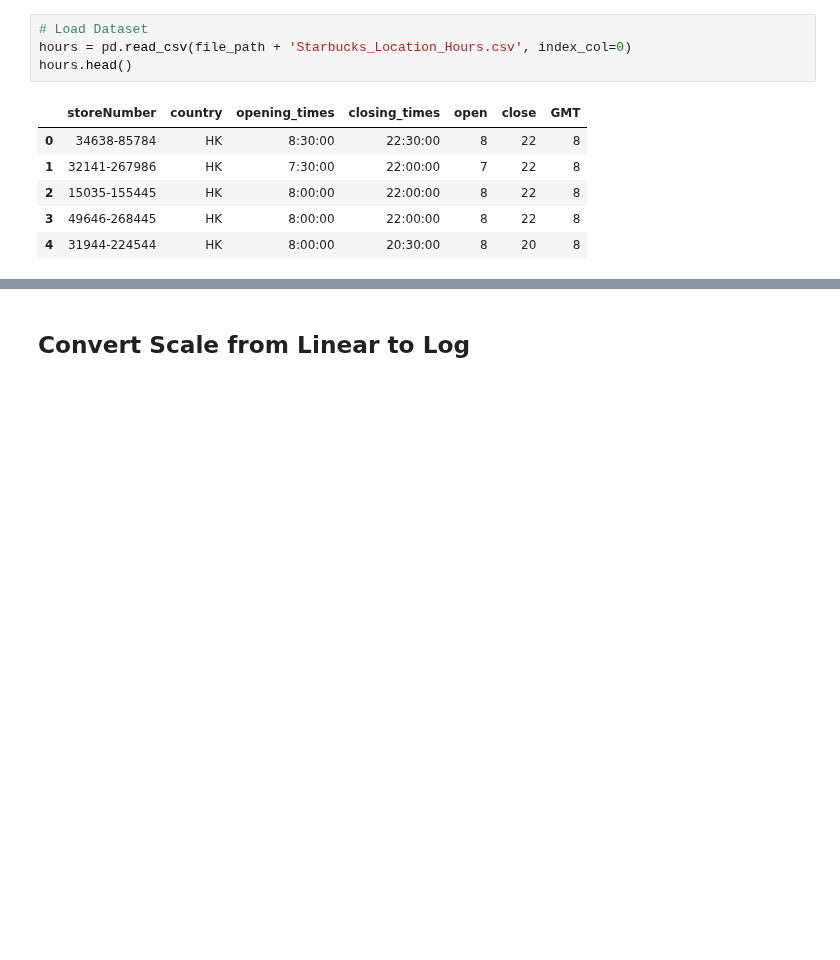
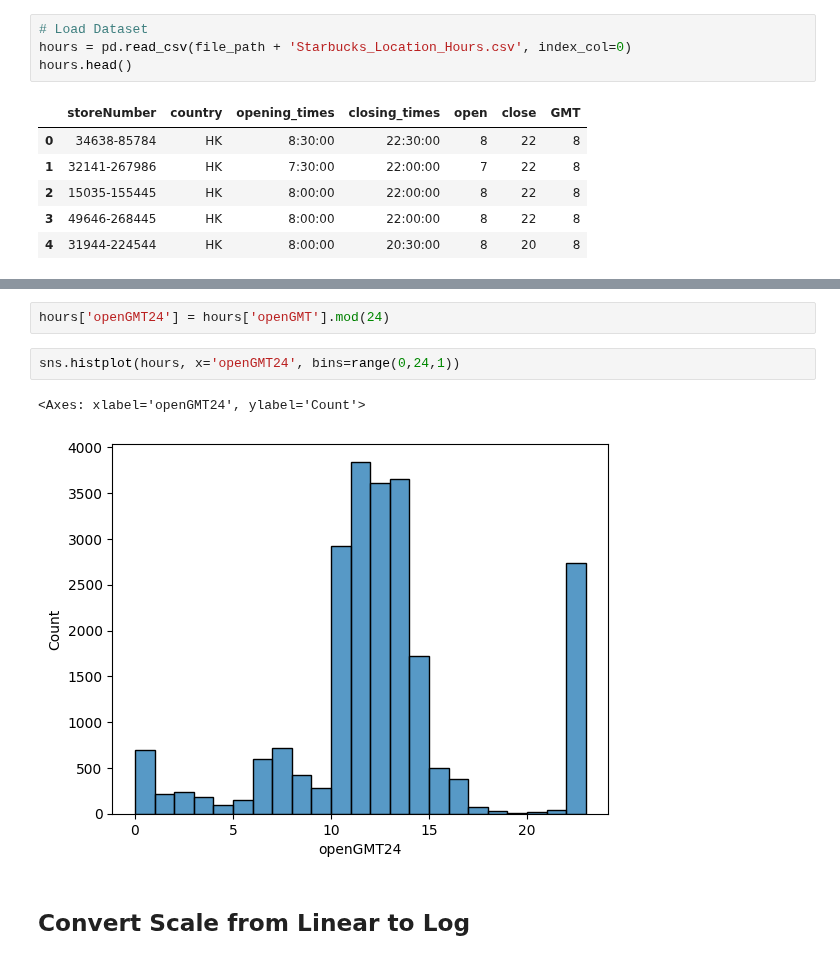
Before and after one commit to tayweid/tayweid.github.io, a Jupyter notebook: econ-0150/parts/part-2-2/Exercise_2_2.ipynb, the cells around one changed output, grey strips where cells are left out. Saved outputs shown, nothing was run; the diff lists cells and outputs as text; blank space fills up the shorter version.

```diff
--- a/econ-0150/parts/part-2-2/Exercise_2_2.ipynb
+++ b/econ-0150/parts/part-2-2/Exercise_2_2.ipynb
@@ -44,3 +51,10 @@ hours.head()
+# %%
+hours['openGMT24'] = hours['openGMT'].mod(24)
+# %%
+sns.histplot(hours, x='openGMT24', bins=range(0,24,1))
+# %% [output]
+<Axes: xlabel='openGMT24', ylabel='Count'>
+[figure, added]
 # %% [markdown]
 ## Convert Scale from Linear to Log
 # %%
```
Also changed, not shown: parts of 8 cells of this notebook, 13 other files.
